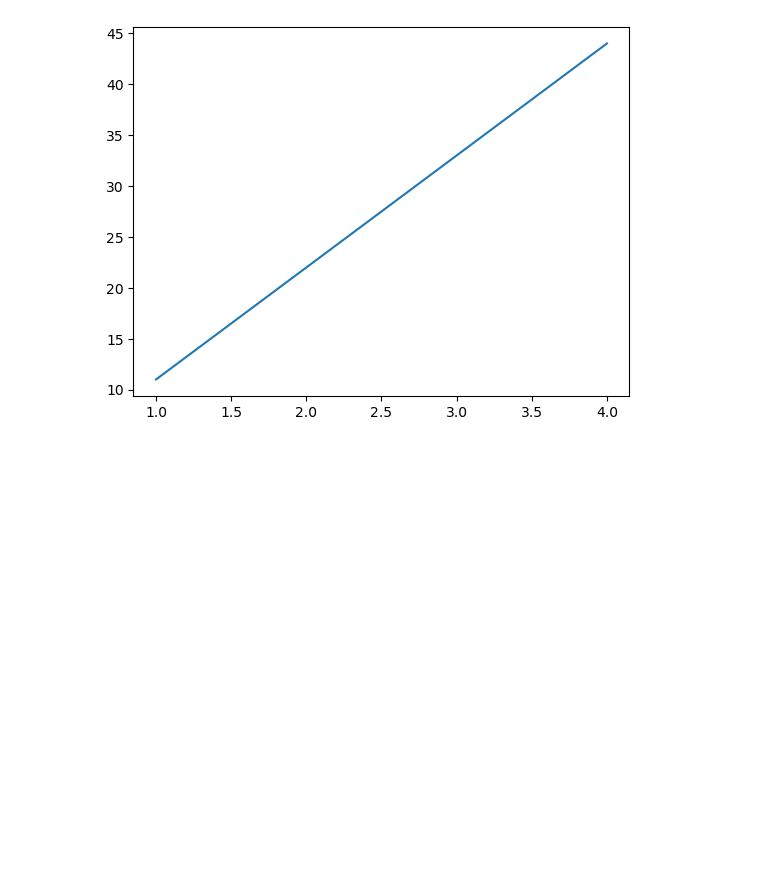
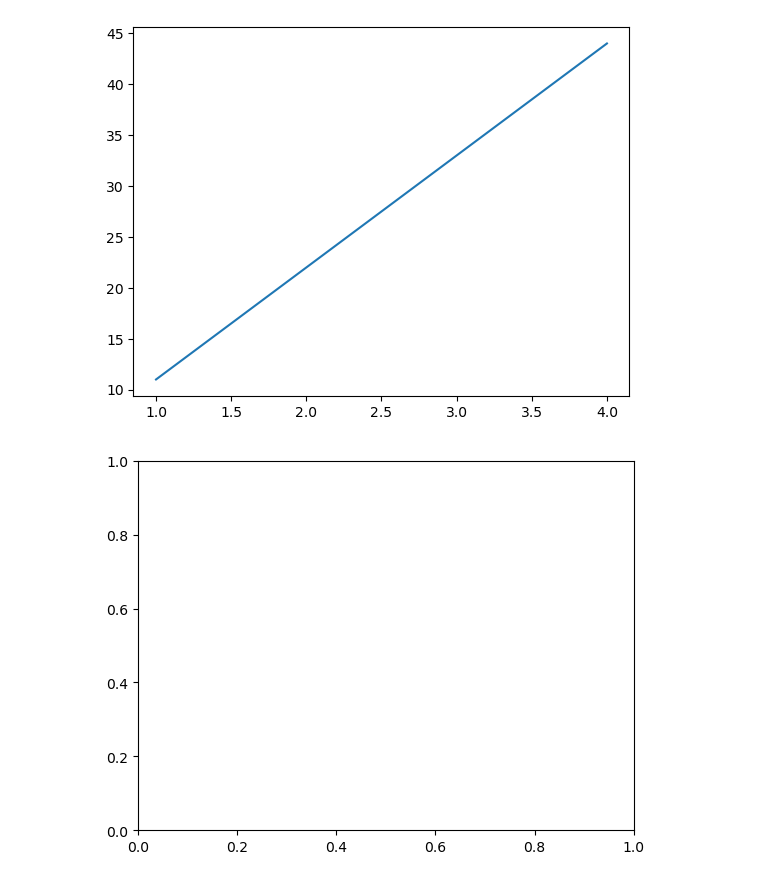
Before and after one commit to kaushikvishwakarma/AI-ML, a Jupyter notebook: Introduction to Matplotlib.ipynb, the cells around one changed output. Cells and saved outputs as stored; diff of their text form; code cells hidden in the pictures; blank space fills up the shorter version.

```diff
--- a/Introduction to Matplotlib.ipynb
+++ b/Introduction to Matplotlib.ipynb
@@ -31,3 +30,8 @@ plt.plot(x,y)
 [figure]
 # %%
 # 1st method
+fig=plt.figure()# Create a figure
+ax=fig.add_subplot() # adds some axes
+plt.show()
+# %% [output]
+[figure, added]
```
Also changed, not shown: parts of 5 cells of this notebook, 5 other files.
